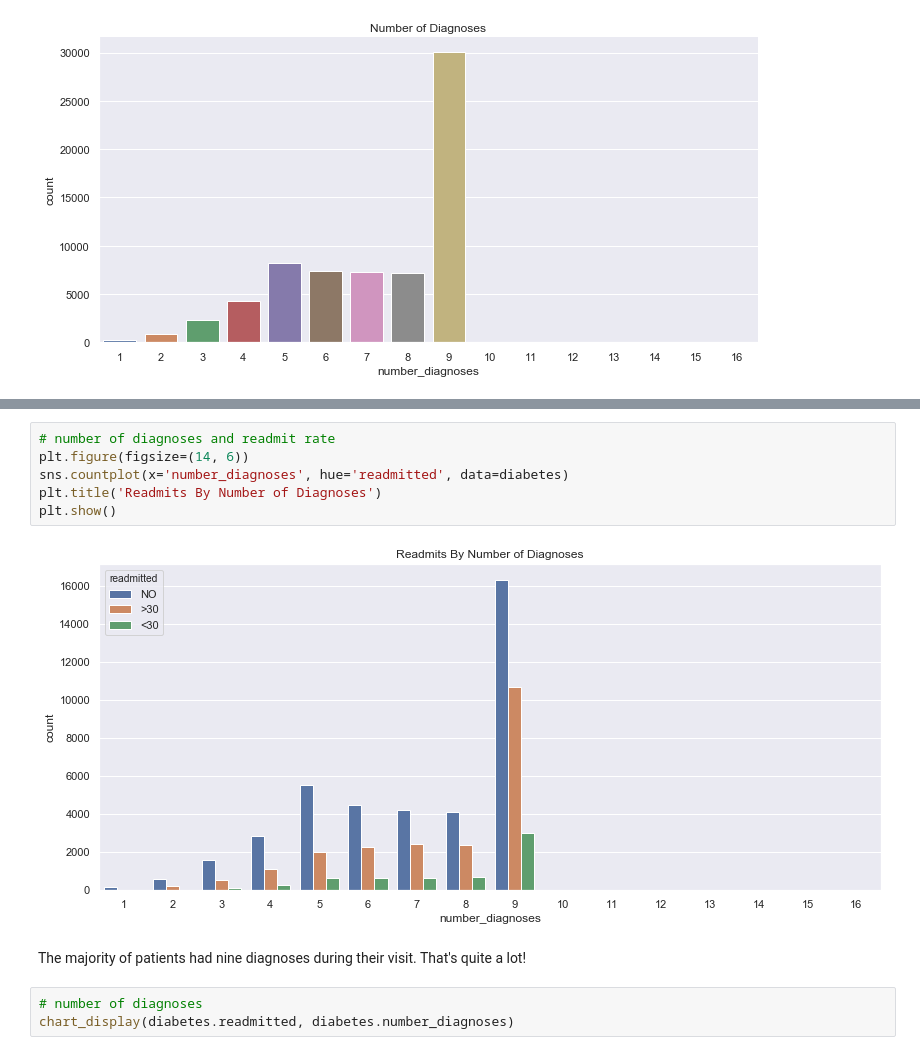
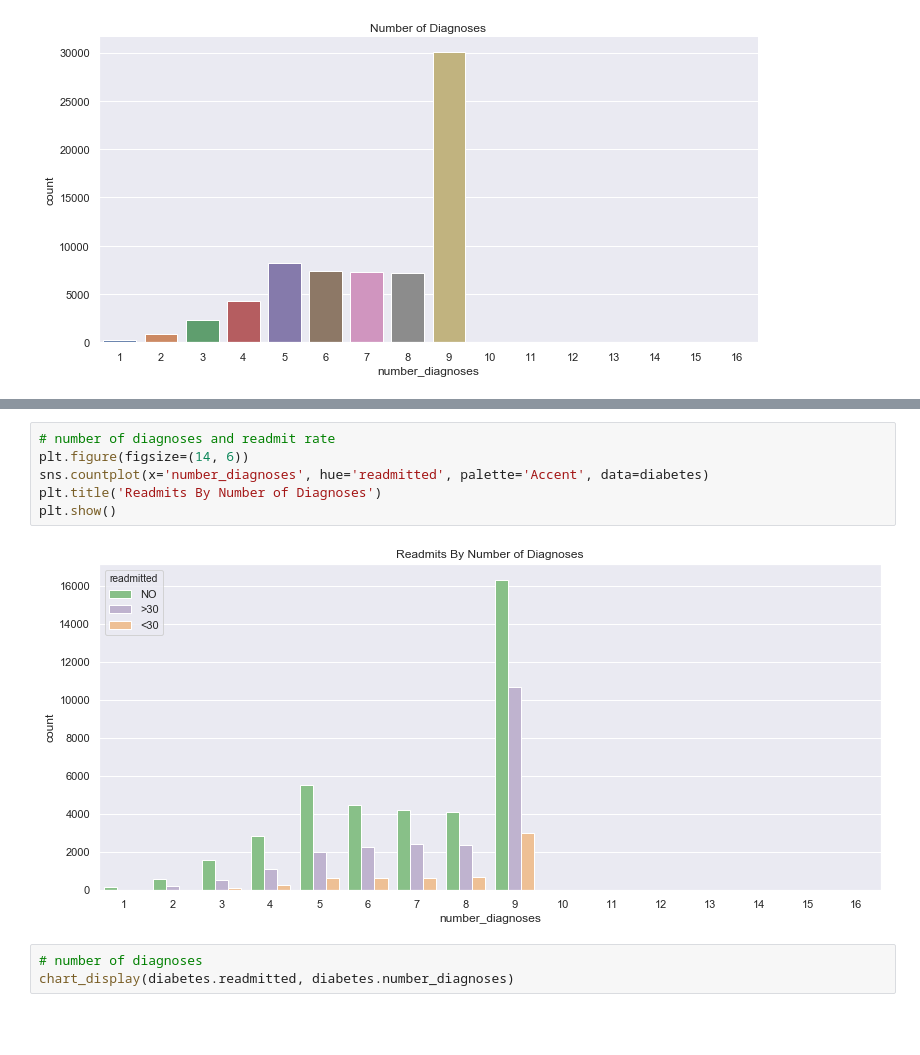
Before and after one commit to annasophiat/diabetic-readmissions, a Jupyter notebook: diabetes_storytelling.ipynb, the cells around one changed output, grey strips where cells are left out. Cells and saved outputs as stored; diff of their text form; blank space fills up the shorter version.

```diff
--- a/diabetes_storytelling.ipynb
+++ b/diabetes_storytelling.ipynb
@@ -216,13 +487,11 @@ plt.show()
 # %%
 # number of diagnoses and readmit rate
 plt.figure(figsize=(14, 6))
-sns.countplot(x='number_diagnoses', hue='readmitted', data=diabetes)
+sns.countplot(x='number_diagnoses', hue='readmitted', palette='Accent', data=diabetes)
 plt.title('Readmits By Number of Diagnoses')
 plt.show()
 # %% [output]
-[figure, old version]
+[figure, new version]
-# %% [markdown]
-The majority of patients had nine diagnoses during their visit. That's quite a lot!
 # %%
 # number of diagnoses
 chart_display(diabetes.readmitted, diabetes.number_diagnoses)
```
Also changed, not shown: parts of 125 cells of this notebook.
